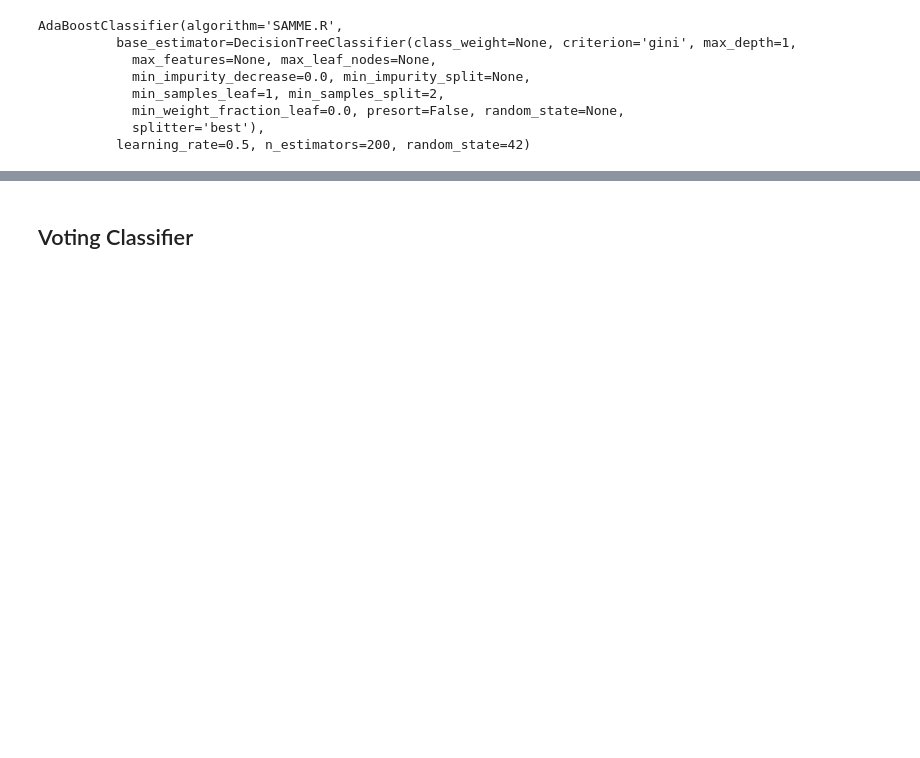
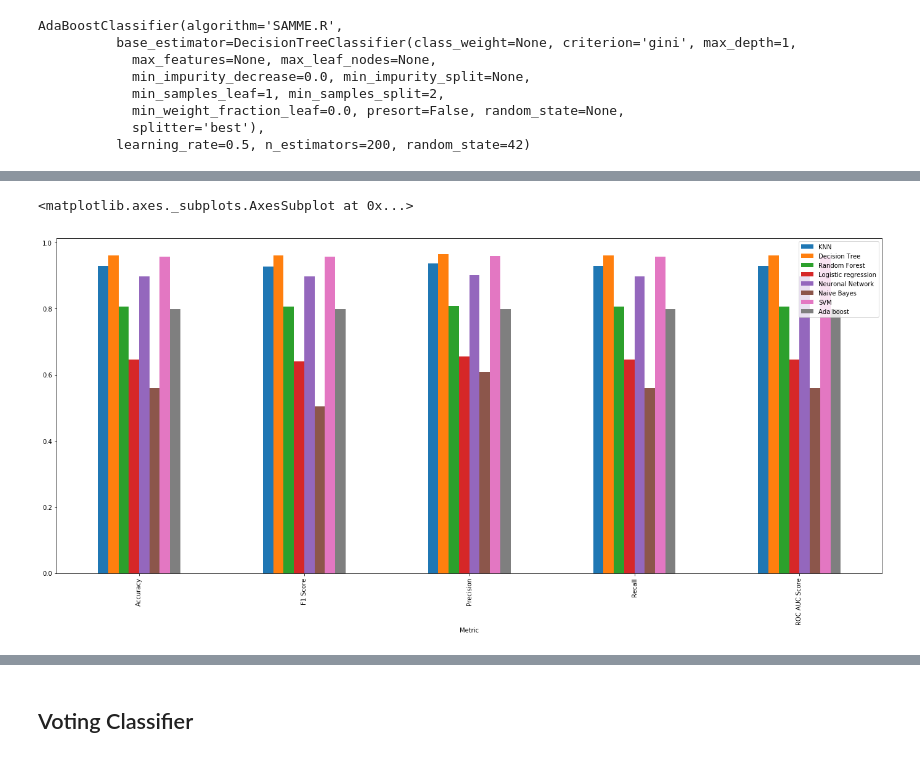
Before and after one commit to julianferres/7506-DATOS-TP2, a Jupyter notebook: TP2.ipynb, the cells around one changed output, grey strips where cells are left out. Drawn from its saved outputs; the diff is of its cells as text; code cells hidden in the pictures; blank space fills up the shorter version.

```diff
--- a/TP2.ipynb
+++ b/TP2.ipynb
@@ -347,7 +289,7 @@ array([[3352,  293],
 ## RANDOM FOREST
 # %%
 from sklearn.ensemble import RandomForestClassifier
-my_classifier3 = RandomForestClassifier(n_estimators=500, max_leaf_nodes=16, n_jobs=-1, random_state=42)
+my_classifier3 = RandomForestClassifier(n_estimators=5000, max_leaf_nodes=16, n_jobs=-1, random_state=42)
 my_classifier3.fit(X_train,y_train)
 # %% [output]
 RandomForestClassifier(bootstrap=True, class_weight=None, criterion='gini',
@@ -393,7 +313,7 @@ array([[2877,  768],
 ## Neuronal Network
 # %%
 from sklearn.neural_network import MLPClassifier
-my_classifier5 = MLPClassifier(max_iter=100000,hidden_layer_sizes=(100,100,100) )
+my_classifier5 = MLPClassifier(max_iter=100000,hidden_layer_sizes=(100,100,100), )
 my_classifier5.fit(X_train,y_train)
 # %% [output]
 MLPClassifier(activation='relu', alpha=0.0001, batch_size='auto', beta_1=0.9,
@@ -481,0 +363,13 @@ array([[2905,  740],
+# %%
+clasificadores={"KNN": my_classifier , "Decision Tree": my_classifier2, "Random Forest": my_classifier3, "Logistic regression": my_classifier4,"Neuronal Network":my_classifier5,
+                "Naive Bayes":my_classifier6, "SVM":my_classifier7,"Ada boost": my_classifier8}
+resultados={}
+for key,value in clasificadores.items():
+    prediction=value.predict(X_test)
+    matrix=metrics.confusion_matrix(y_test, prediction)
+    resultados[key]=[accuracy_score(y_test, prediction),f1_score(y_test, prediction, average='weighted'),precision_score(y_test, prediction, average='weighted'),recall_score(y_test, prediction, average='weighted'),
+    roc_auc_score(y_test, prediction),matrix[0][0],matrix[0][1],matrix[1][0],matrix[1][1]  ]
+resultados['Metric']=["Accuracy","F1 Score","Precision","Recall","ROC AUC Score","Aciertos 0","No aciertos 0","No aciertos 1","Aciertos 1"]
+resultados= pd.DataFrame(resultados)
+resultados.set_index('Metric',inplace=True)
+resultados
@@ -481,0 +388,5 @@ array([[2905,  740],
+# %%
+resultados.iloc[:5].plot(kind='bar',figsize=(24,10))
+# %% [output]
+<matplotlib.axes._subplots.AxesSubplot at 0x...>
+[figure, added]
```
Also changed, not shown: parts of 52 cells of this notebook.
